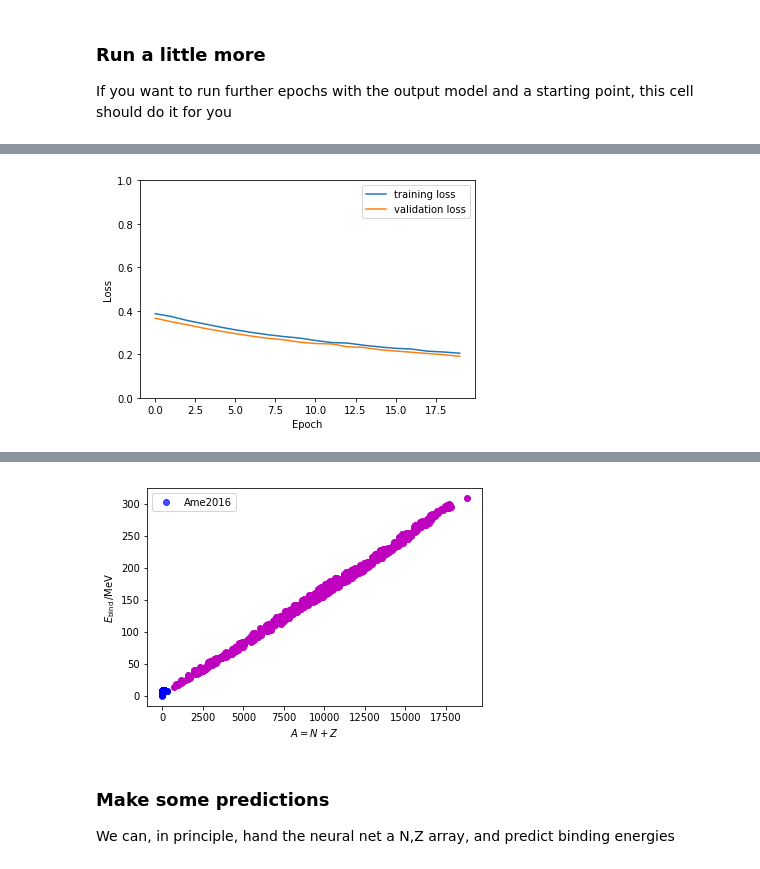
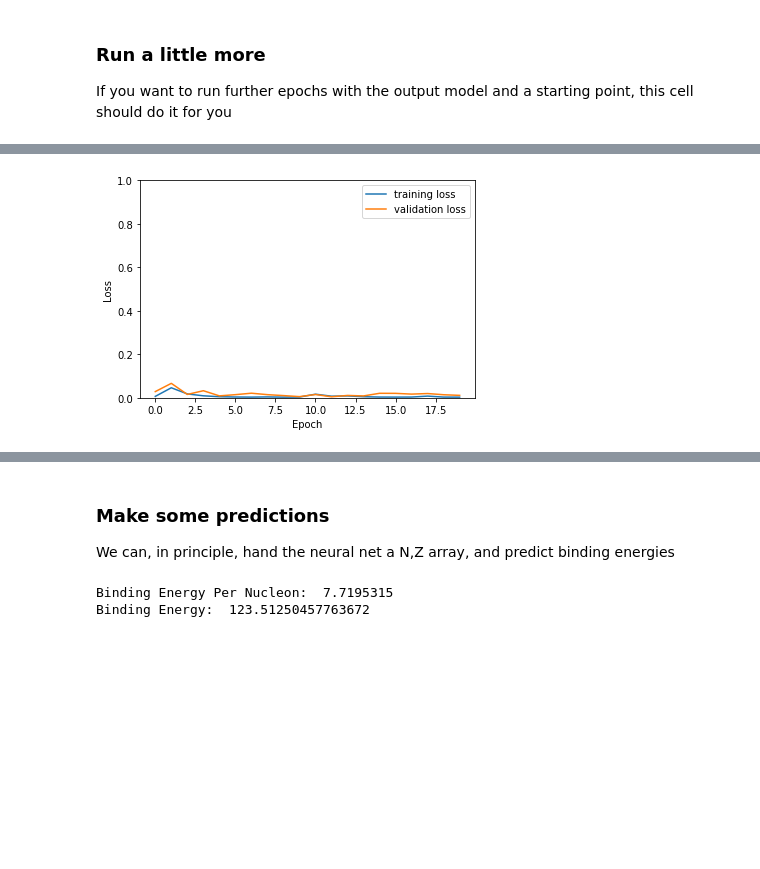
Before and after one commit to kylegodbey/MachineLearningMSU, a Jupyter notebook: NMNet/Nuclear Masses Neural Net.ipynb, the cells around one changed output, grey strips where cells are left out. Saved outputs shown, nothing was run; the diff lists cells and outputs as text; code cells hidden in the pictures; blank space fills up the shorter version.

```diff
--- a/NMNet/Nuclear Masses Neural Net.ipynb
+++ b/NMNet/Nuclear Masses Neural Net.ipynb
@@ -90,10 +90,10 @@ x_train, x_test, y_train, y_test = train_test_split(xx,yy,test_size=0.2,random_s
 xs_train = x_train.astype(np.float64)
 xs_test = x_test.astype(np.float64)
 
-xs_train[:,0] = (x_train[:,0] - np.average(x_train[:,0])) / np.average(x_train[:,0])
-xs_test[:,0] = (x_test[:,0] - np.average(x_test[:,0])) / np.average(x_test[:,0])
-xs_train[:,1] = (x_train[:,1] - np.average(x_train[:,1])) / np.average(x_train[:,1])
-xs_test[:,1] = (x_test[:,1] - np.average(x_test[:,1])) / np.average(x_test[:,1])
+xs_train[:,0] = (x_train[:,0] - np.average(xx[:,0])) / np.average(xx[:,0])
+xs_test[:,0] = (x_test[:,0] - np.average(xx[:,0])) / np.average(xx[:,0])
+xs_train[:,1] = (x_train[:,1] - np.average(xx[:,1])) / np.average(xx[:,1])
+xs_test[:,1] = (x_test[:,1] - np.average(xx[:,1])) / np.average(xx[:,1])
 
 print('Training Features:\n   Shape: {}\n   Type: {}\n'.format(xs_train.shape, xs_train.dtype))
 print('Training Targets:\n   Shape: {}\n   Type: {}\n'.format(y_train.shape, y_train.dtype))
@@ -179,13 +184,6 @@ plt.ylabel("Loss")
 plt.legend()
 plt.ylim(0,1)
 plt.show()
-
-# test loss calculation
-
-[test_loss,test_R2]=model.evaluate(xs_test, y_test, verbose=1)
-
-print('Test Loss: {:.04}'.format(test_loss))
-print('Test R2: {:.04}'.format(test_R2))
 # %% [output]
 Train on 1597 samples, validate on 400 samples
 Epoch 1/20
@@ -207 +205 @@ Epoch 20/20
-[figure, old version]
+[figure, new version]
@@ -211,4 +206,3 @@ Test R2: -1.585e+05
-[figure, removed]
 # %% [markdown]
 ### Make some predictions
 
@@ -217,0 +210,16 @@ print(model.predict([8,8]))
+# %%
+N=8
+Z=8
+
+Zs=(Z - np.average(xx[:,0])) / np.average(xx[:,0])
+Ns=(N - np.average(xx[:,1])) / np.average(xx[:,1])
+
+nucleus=np.array([[Zs,Ns]])
+
+[[BE]] = model.predict(nucleus)
+
+print("Binding Energy Per Nucleon: ",BE)
+print("Binding Energy: ",BE*(N+Z))
+# %% [output]
+Binding Energy Per Nucleon:  7.7195315
+Binding Energy:  123.51250457763672
```
Also changed, not shown: parts of 3 cells of this notebook, 1 other file.
